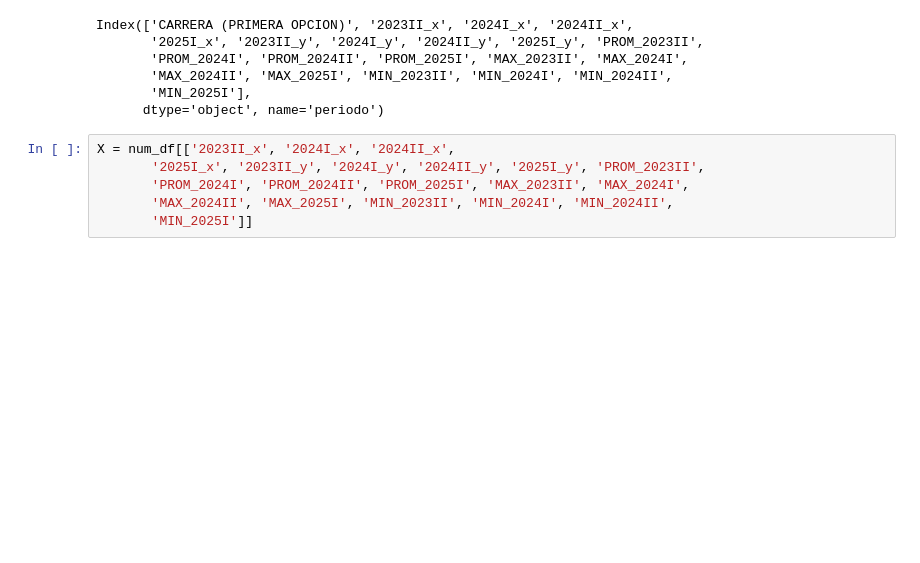
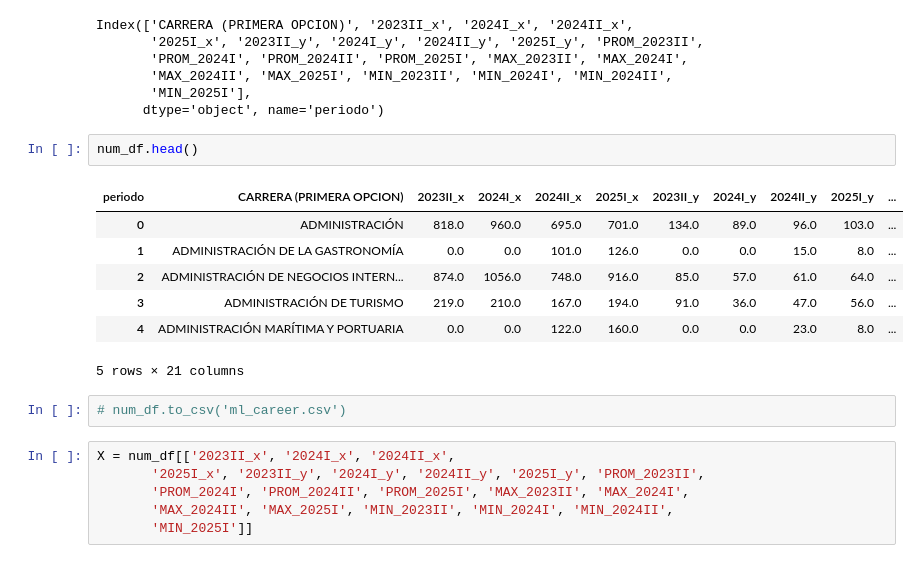
Before and after one commit to Dussand/exam_sm, a Jupyter notebook: data_scrap/analisis_postulantes.ipynb, the cells around one changed output. Saved outputs shown, nothing was run; the diff lists cells and outputs as text; blank space fills up the shorter version.

```diff
--- a/data_scrap/analisis_postulantes.ipynb
+++ b/data_scrap/analisis_postulantes.ipynb
@@ -1311,6 +1314,18 @@ Index(['CARRERA (PRIMERA OPCION)', '2023II_x', '2024I_x', '2024II_x',
        'MAX_2024II', 'MAX_2025I', 'MIN_2023II', 'MIN_2024I', 'MIN_2024II',
        'MIN_2025I'],
       dtype='object', name='periodo')
+# %%
+num_df.head()
+# %% [output]
+| periodo | CARRERA (PRIMERA OPCION) | 2023II_x | 2024I_x | 2024II_x | 2025I_x | 2023II_y | 2024I_y | 2024II_y | 2025I_y | ... |
+| 0 | ADMINISTRACIÓN | 818.0 | 960.0 | 695.0 | 701.0 | 134.0 | 89.0 | 96.0 | 103.0 | ... |
+| 1 | ADMINISTRACIÓN DE LA GASTRONOMÍA | 0.0 | 0.0 | 101.0 | 126.0 | 0.0 | 0.0 | 15.0 | 8.0 | ... |
+| 2 | ADMINISTRACIÓN DE NEGOCIOS INTERN... | 874.0 | 1056.0 | 748.0 | 916.0 | 85.0 | 57.0 | 61.0 | 64.0 | ... |
+| 3 | ADMINISTRACIÓN DE TURISMO | 219.0 | 210.0 | 167.0 | 194.0 | 91.0 | 36.0 | 47.0 | 56.0 | ... |
+| 4 | ADMINISTRACIÓN MARÍTIMA Y PORTUARIA | 0.0 | 0.0 | 122.0 | 160.0 | 0.0 | 0.0 | 23.0 | 8.0 | ... |
+5 rows × 21 columns
+# %%
+# num_df.to_csv('ml_career.csv')
 # %%
 X = num_df[['2023II_x', '2024I_x', '2024II_x',
        '2025I_x', '2023II_y', '2024I_y', '2024II_y', '2025I_y', 'PROM_2023II',
```
Also changed, not shown: parts of 10 cells of this notebook, 2 other files.
